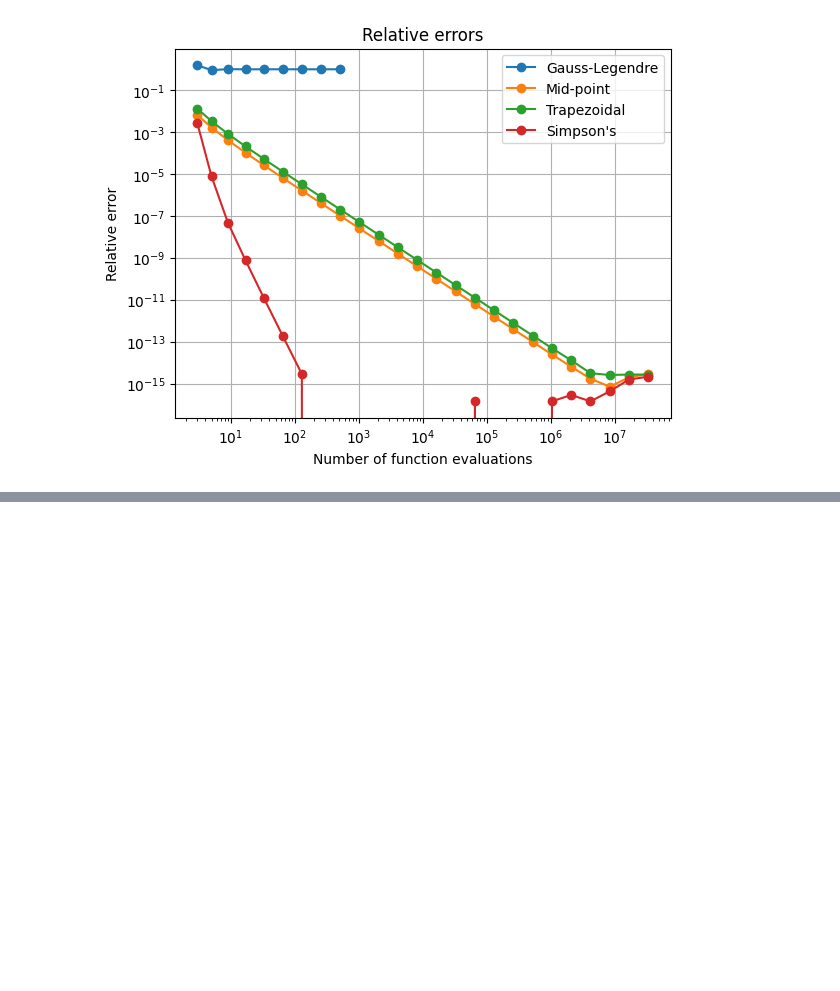
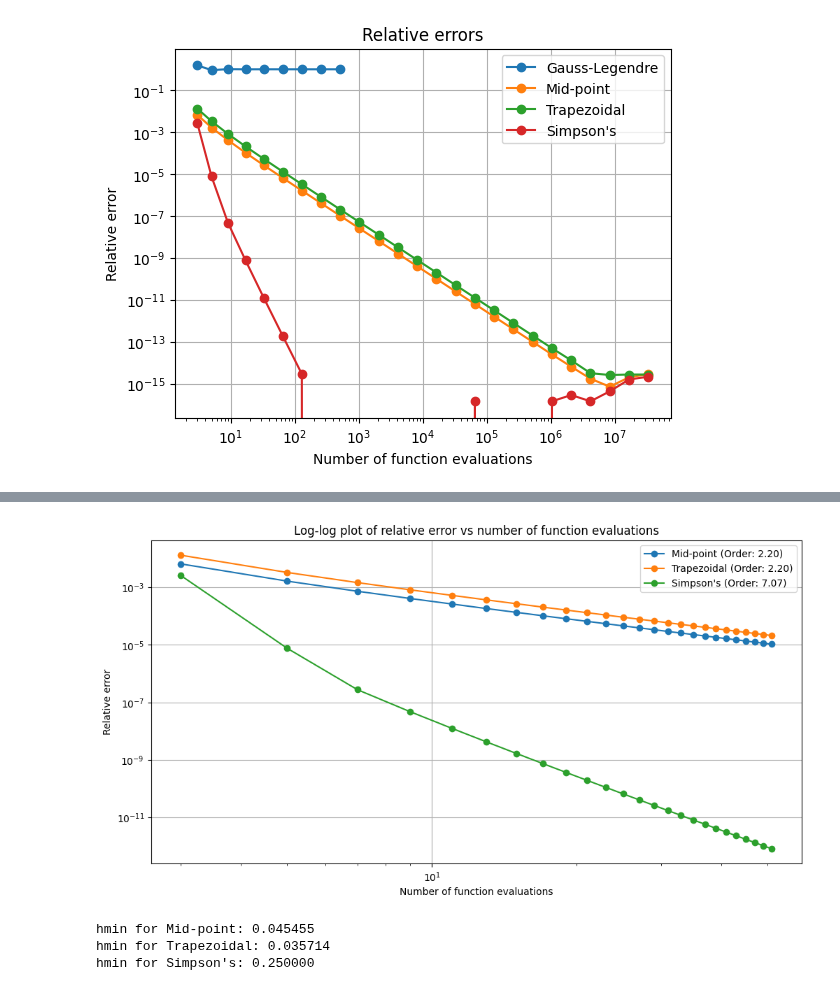
Before and after one commit to biganton/MOWNIT, a Jupyter notebook: lab6/lab6.ipynb, the cells around one changed output, grey strips where cells are left out. Drawn from its saved outputs; the diff is of its cells as text; code cells hidden in the pictures; blank space fills up the shorter version.

```diff
--- a/lab6/lab6.ipynb
+++ b/lab6/lab6.ipynb
@@ -90,3 +121,10 @@ plt.grid(True)
 plt.show()
 # %% [output]
 [figure]
+# %%
+def mid_point_rule_improved(y, x=None):
+    if x is None:
+        x = np.linspace(0, 1, len(y))  # domyślnie od 0 do 1 dla y o danej długości
+    midpoints = (x[:-1] + x[1:]) / 2
+    h = np.diff(x)  # Obliczamy szerokości przedziałów
+    return np.sum(f(midpoints) * h)
@@ -92,0 +161,46 @@ plt.show()
+# %%
+def calculate_convergence_order(evaluations, errors):
+    log_evals = np.log(evaluations)
+    log_errors = np.log(errors)
+    slope, _, _, _, _ = linregress(log_evals, log_errors)
+    return -slope  # Zwracamy -slope, ponieważ błąd zmniejsza się
+
+order_midpoint = calculate_convergence_order(evaluations_midpoint, errors_midpoint)
+order_trapezoidal = calculate_convergence_order(evaluations_trapezoidal, errors_trapezoidal)
+order_simpson = calculate_convergence_order(evaluations_simpson, errors_simpson)
+
+plt.figure(figsize=(12, 6))
+plt.loglog(evaluations_midpoint, errors_midpoint, label=f'Mid-point (Order: {order_midpoint:.2f})', marker='o')
+plt.loglog(evaluations_trapezoidal, errors_trapezoidal, label=f'Trapezoidal (Order: {order_trapezoidal:.2f})', marker='o')
+plt.loglog(evaluations_simpson, errors_simpson, label=f'Simpson\'s (Order: {order_simpson:.2f})', marker='o')
+plt.xlabel('Number of function evaluations')
+plt.ylabel('Relative error')
+plt.title('Log-log plot of relative error vs number of function evaluations')
+plt.legend()
+plt.grid(True)
+plt.show()
+# %% [output]
+[figure, added]
+# %%
+def find_hmin(evaluations, errors):
+    # Znalezienie punktu, w którym zmiana błędu staje się niewielka
+    h_values = 1 / (np.array(evaluations) - 1)  # h = 1/n, n = evaluations - 1
+    delta_errors = np.diff(errors)  # Różnice błędów między kolejnymi obliczeniami
+    # Szukamy indeksu, gdzie zmiany błędów są bardzo małe
+    significant_change = np.where(np.abs(delta_errors) > 1e-5)[0]
+    if len(significant_change) == 0:
+        return h_values[-1]  # wszystkie zmiany są nieznaczne, zwracamy najmniejsze h
+    hmin_index = significant_change[-1] + 1  # ostatni indeks z znaczącą zmianą
+    return h_values[hmin_index]
+
+hmin_midpoint = find_hmin(evaluations_midpoint, errors_midpoint)
+hmin_trapezoidal = find_hmin(evaluations_trapezoidal, errors_trapezoidal)
+hmin_simpson = find_hmin(evaluations_simpson, errors_simpson)
+
+print(f"hmin for Mid-point: {hmin_midpoint:.6f}")
+print(f"hmin for Trapezoidal: {hmin_trapezoidal:.6f}")
+print(f"hmin for Simpson's: {hmin_simpson:.6f}")
+# %% [output]
+hmin for Mid-point: 0.045455
+hmin for Trapezoidal: 0.035714
+hmin for Simpson's: 0.250000
```
Also changed, not shown: parts of 5 cells of this notebook.
